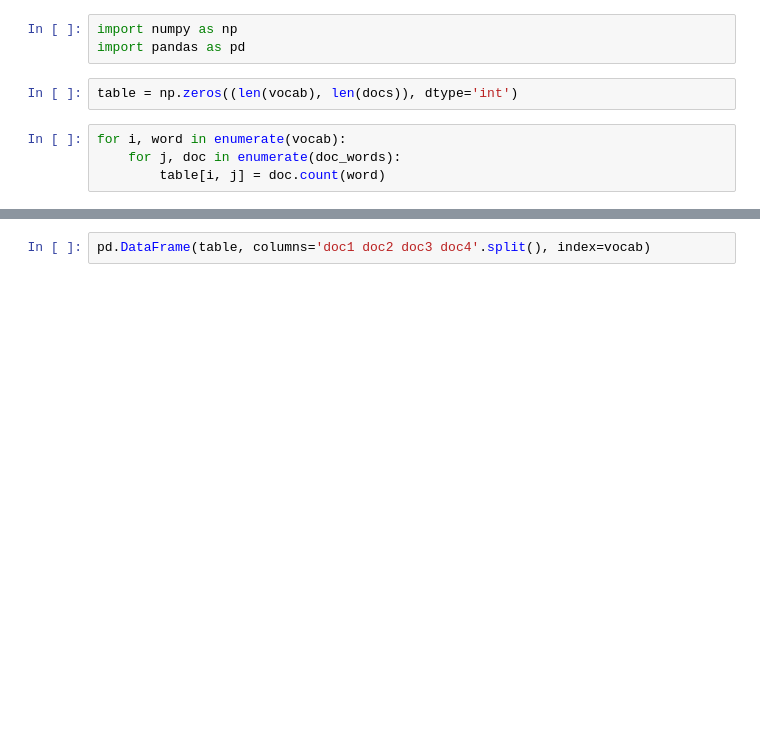
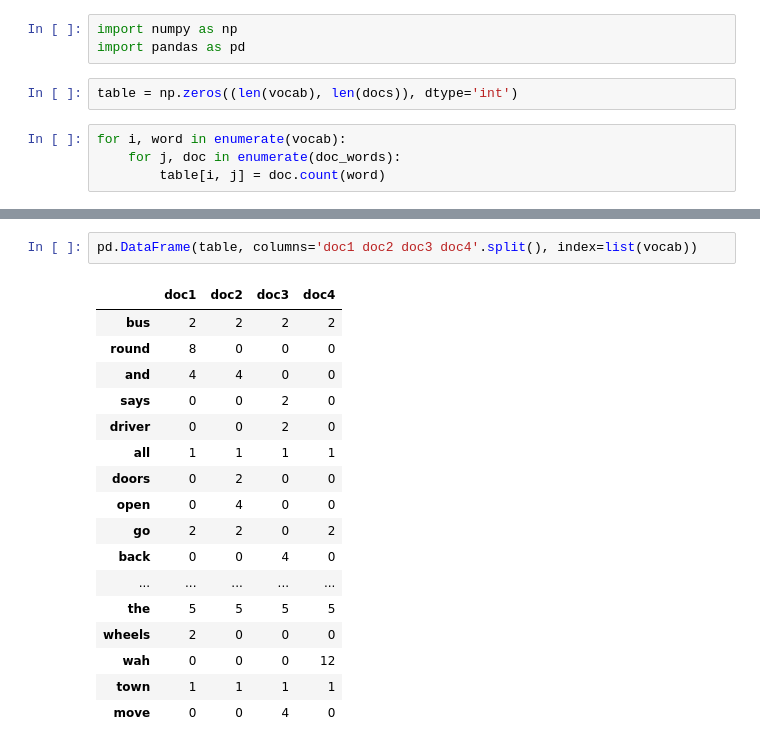
Before and after one commit to cliburn/learn-python-stats, a Jupyter notebook: Lesson02.ipynb, the cells around one changed output, grey strips where cells are left out. Drawn from its saved outputs; the diff is of its cells as text; blank space fills up the shorter version.

```diff
--- a/Lesson02.ipynb
+++ b/Lesson02.ipynb
@@ -721,2 +898,20 @@ for i, word in enumerate(vocab):
 # %%
-pd.DataFrame(table, columns='doc1 doc2 doc3 doc4'.split(), index=vocab)
+pd.DataFrame(table, columns='doc1 doc2 doc3 doc4'.split(), index=list(vocab))
+# %% [output]
+|  | doc1 | doc2 | doc3 | doc4 |
+| bus | 2 | 2 | 2 | 2 |
+| round | 8 | 0 | 0 | 0 |
+| and | 4 | 4 | 0 | 0 |
+| says | 0 | 0 | 2 | 0 |
+| driver | 0 | 0 | 2 | 0 |
+| all | 1 | 1 | 1 | 1 |
+| doors | 0 | 2 | 0 | 0 |
+| open | 0 | 4 | 0 | 0 |
+| go | 2 | 2 | 0 | 2 |
+| back | 0 | 0 | 4 | 0 |
+| ... | ... | ... | ... | ... |
+| the | 5 | 5 | 5 | 5 |
+| wheels | 2 | 0 | 0 | 0 |
+| wah | 0 | 0 | 0 | 12 |
+| town | 1 | 1 | 1 | 1 |
+| move | 0 | 0 | 4 | 0 |
```
Also changed, not shown: parts of 71 cells of this notebook, 1 other file.
